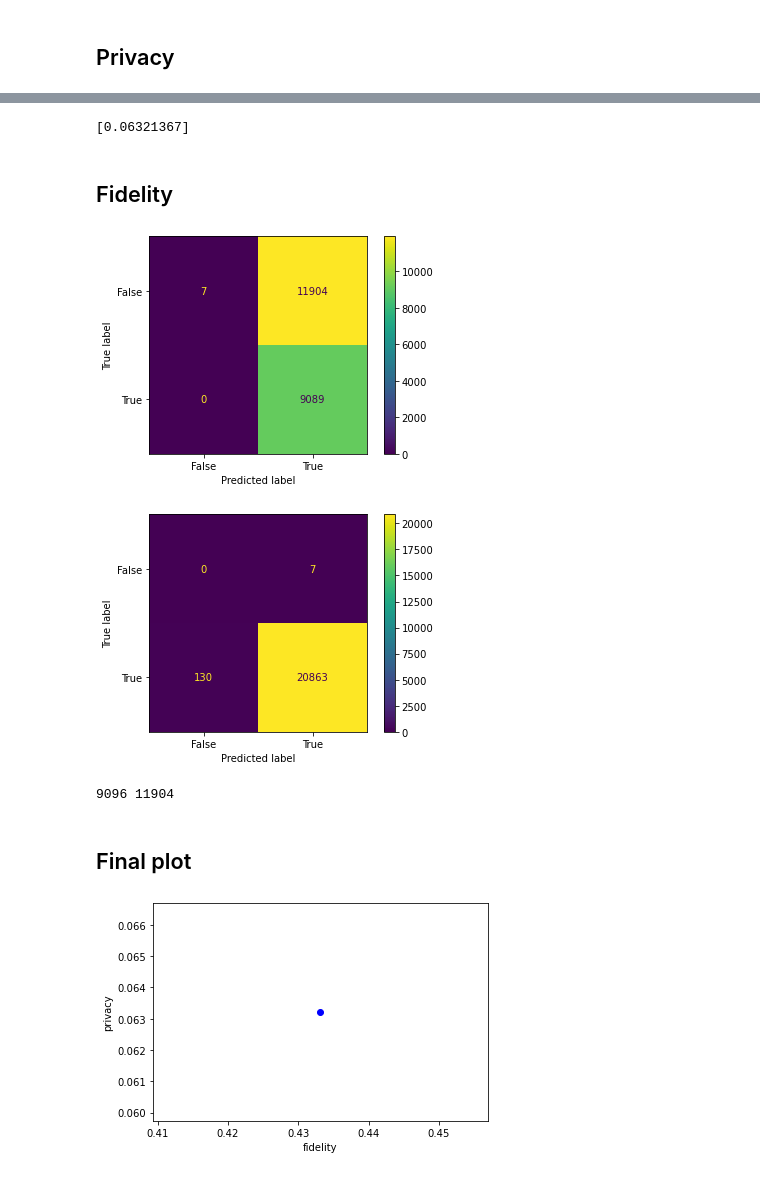
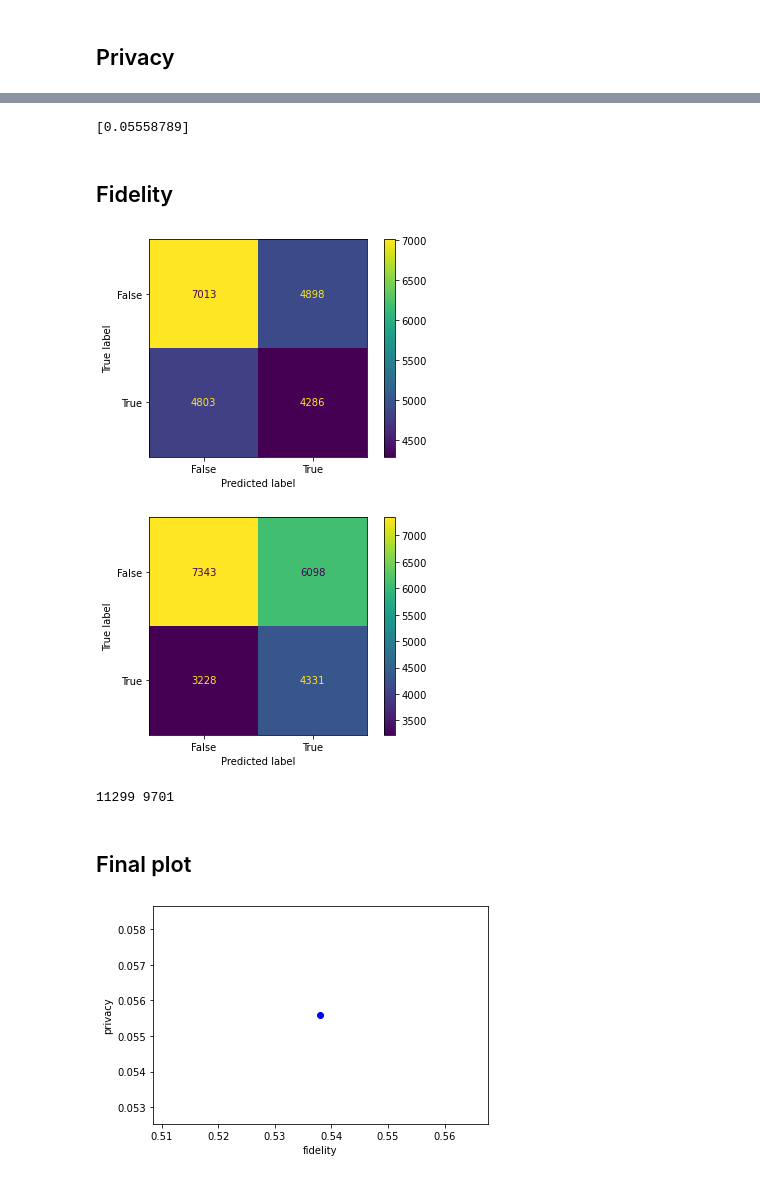
Before and after one commit to Frederico-lp/Research, a Jupyter notebook: mymodeltest.ipynb, the cells around one changed output, grey strips where cells are left out. Saved outputs shown, nothing was run; the diff lists cells and outputs as text; code cells hidden in the pictures.

```diff
--- a/mymodeltest.ipynb
+++ b/mymodeltest.ipynb
@@ -46,6 +46,6 @@ X = data.drop(columns=[target])
 #X=(X-X.mean())/X.std()
 y = data[target]
 # %%
-model_ctgan = FPGANSynthesizer(epochs=45, verbose=True)
-model_ctgan.fit(data)
+model_ctgan = FPGANSynthesizer(epochs=10, verbose=True)
+privacy, loss = model_ctgan.fit(data)
 # %% [output]
@@ -143,7 +146,7 @@ print(avg_distance)
 normalized_avg_distance = avg_distance/np.sqrt(len(data.columns))
 print(normalized_avg_distance)
 # %% [output]
-[0.06321367]
+[0.05558789]
 # %% [markdown]
 ## Fidelity
 # %%
@@ -185,20 +188,20 @@ ff_pred = get_predictions(X_syn_train, y_syn_train, X_syn_test, y_syn_test)
 # %%
 from sklearn import metrics
 def print_confusion_matrix(rr_pred, fr_pred, rf_pred, ff_pred):
     confusion_matrix1 = metrics.confusion_matrix(rr_pred, fr_pred)
-    confusion_matrix2 = metrics.confusion_matrix(fr_pred, ff_pred)
+    confusion_matrix2 = metrics.confusion_matrix(rf_pred, ff_pred)
 
     cm_display1 = metrics.ConfusionMatrixDisplay(confusion_matrix = confusion_matrix1, display_labels = [False, True])
     cm_display2 = metrics.ConfusionMatrixDisplay(confusion_matrix = confusion_matrix2, display_labels = [False, True])
 
     cm_display1.plot()
     cm_display2.plot()
     plt.show()
 
 print_confusion_matrix(rr_pred, fr_pred, rf_pred, ff_pred)
 # %% [output]
-[figure, old version]
+[figure, new version]
-[figure, old version]
+[figure, new version]
 # %%
 def eval_fidelity(pred1, pred2):
     same_pred = 0
@@ -218,7 +221,7 @@ same_pred, dif_pred = eval_fidelity(rr_pred, fr_pred)
 # %%
 print(same_pred, dif_pred)
 # %% [output]
-9096 11904
+11299 9701
 # %%
 percentage = same_pred / (same_pred + dif_pred)
 # %% [markdown]
@@ -229,4 +232,4 @@ plt.xlabel("fidelity")
 plt.ylabel("privacy")
 plt.show()
 # %% [output]
-[figure, old version]
+[figure, new version]
```
Also changed, not shown: parts of 5 cells of this notebook, 2 other files.
